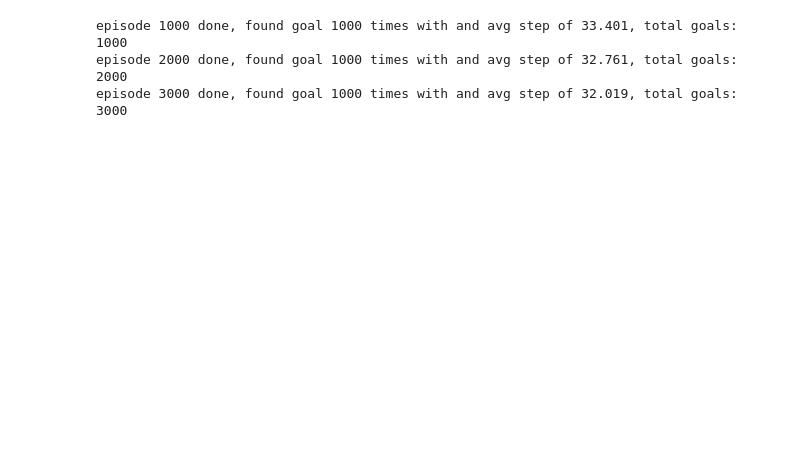
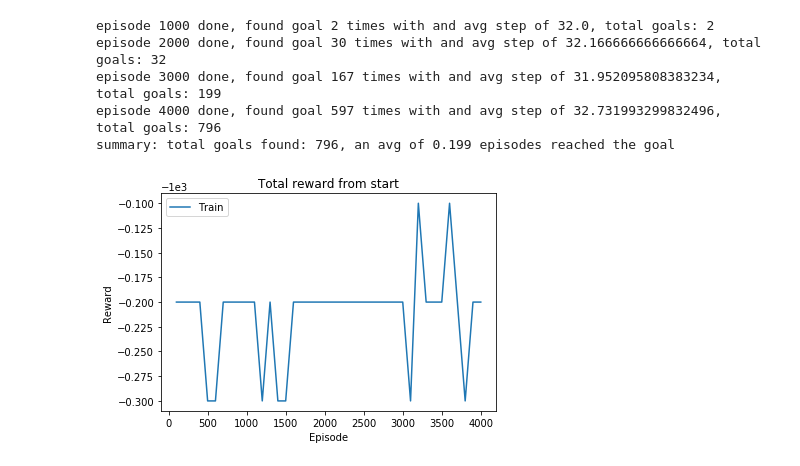
Before and after one commit to Jacobth/wow_rl_notebook, a Jupyter notebook: wow_rl_sim.ipynb, the cells around one changed output. Drawn from its saved outputs; the diff is of its cells as text; code cells hidden in the pictures; blank space fills up the shorter version.

```diff
--- a/wow_rl_sim.ipynb
+++ b/wow_rl_sim.ipynb
@@ -143,9 +173,13 @@ def reset():
     p_x = init_pos[0]
     p_y = init_pos[1]
 
-    state = np.reshape([p_x, p_y, get_edge_dist(p_x, p_y)], [1, state_size])
+    current_angle = 0
+
+    state = np.reshape([current_angle, get_edge_dist(p_x, p_y)], [1, state_size])
 
     return state, p_x, p_y
+# %%
+model_path = "my_model.h5"
 # %%
 class Agent:
     def __init__(self, state_size, action_size, discount, eps, eps_decay, eps_min, l_rate, decay_linear):
@@ -218,24 +285,26 @@ agent = Agent(
             action_size = action_size,
             discount = 0.98,
             eps = 1,
-            eps_decay = 1 / 25000,
+            eps_decay = 1 / 4000,
             eps_min = 0.001,
-            l_rate = 0.0001,
+            l_rate = 0.001,
             decay_linear = True
             )
 
 #Train agent
-episodes = 25000
+episodes = 4000
 steps = 200
 
+print_freq = 1000
 goalCounter = 0
 goalAvg = -1
 stepCounter = 0
 epGoalCounter = 0
 epGoalAvg = -1
 epStepCounter = 0
+total_ep = []
 
-for ep in range(1, episodes):
+for ep in range(1, episodes + 1):
 
     state, p_x, p_y = reset()
 
@@ -256,25 +325,44 @@ for ep in range(1, episodes):
         state = next_state
 
         if done:
-            goalCounter += 1
-            epGoalCounter += 1
-            epStepCounter += st
-            epGoalAvg = epStepCounter / epGoalCounter
+
+            if reward > 1:
+                goalCounter += 1
+                epGoalCounter += 1
+                epStepCounter += st
+                epGoalAvg = epStepCounter / epGoalCounter
             break
 
-    agent.replay(64)
+    agent.replay(32)
 
-    if ep % 1000 == 0:
+    if ep % 100 == 0:
+        agent.save_model()
+        tmp_angle = current_angle
+        predict_distance()
+        current_angle = tmp_angle
+        total_ep.append(ep)
+
+    if ep % print_freq == 0:
         agent.save_model()
         print("episode {} done, found goal {} times with and avg step of {}, total goals: {}".format(ep, epGoalCounter, epGoalAvg, goalCounter))
         epGoalCounter = 0
         epGoalAvg = -1
         epStepCounter = 0
 
-
 agent.save_model()
 print("summary: total goals found: {}, an avg of {} episodes reached the goal".format(goalCounter, goalCounter/episodes))
 # %% [output]
-episode 1000 done, found goal 1000 times with and avg step of 33.401, total goals: 1000
-episode 2000 done, found goal 1000 times with and avg step of 32.761, total goals: 2000
-episode 3000 done, found goal 1000 times with and avg step of 32.019, total goals: 3000
+episode 1000 done, found goal 2 times with and avg step of 32.0, total goals: 2
+episode 2000 done, found goal 30 times with and avg step of 32.166666666666664, total goals: 32
+episode 3000 done, found goal 167 times with and avg step of 31.952095808383234, total goals: 199
+episode 4000 done, found goal 597 times with and avg step of 32.731993299832496, total goals: 796
+summary: total goals found: 796, an avg of 0.199 episodes reached the goal
+# %%
+plt.plot(total_ep, total_rewards)
+plt.title('Total reward from start')
+plt.ylabel('Reward')
+plt.xlabel('Episode')
+plt.legend(['Train', 'Validation'], loc='upper left')
+plt.show()
+# %% [output]
+[figure, added]
```
Also changed, not shown: parts of 13 cells of this notebook, 1 other file.
